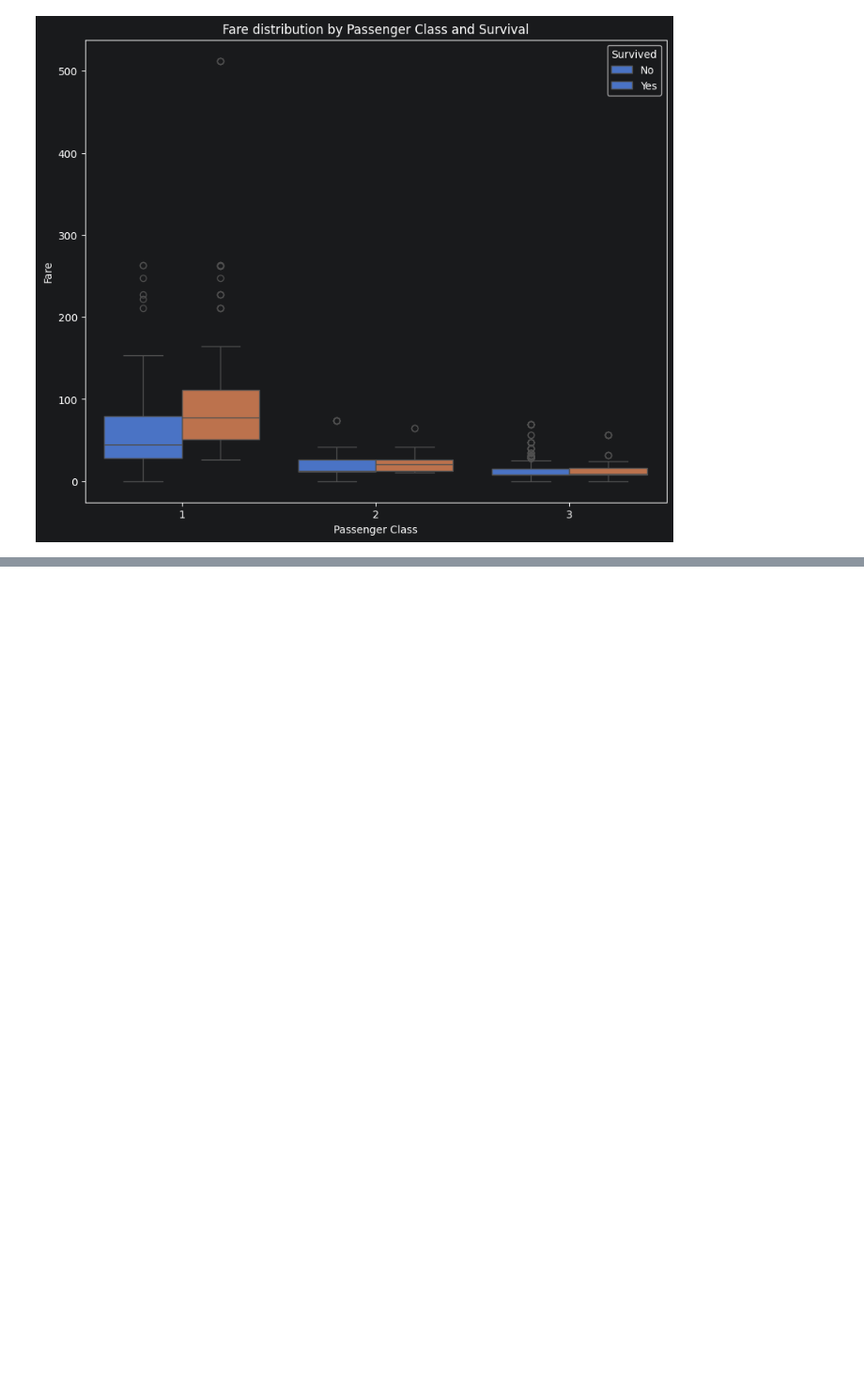
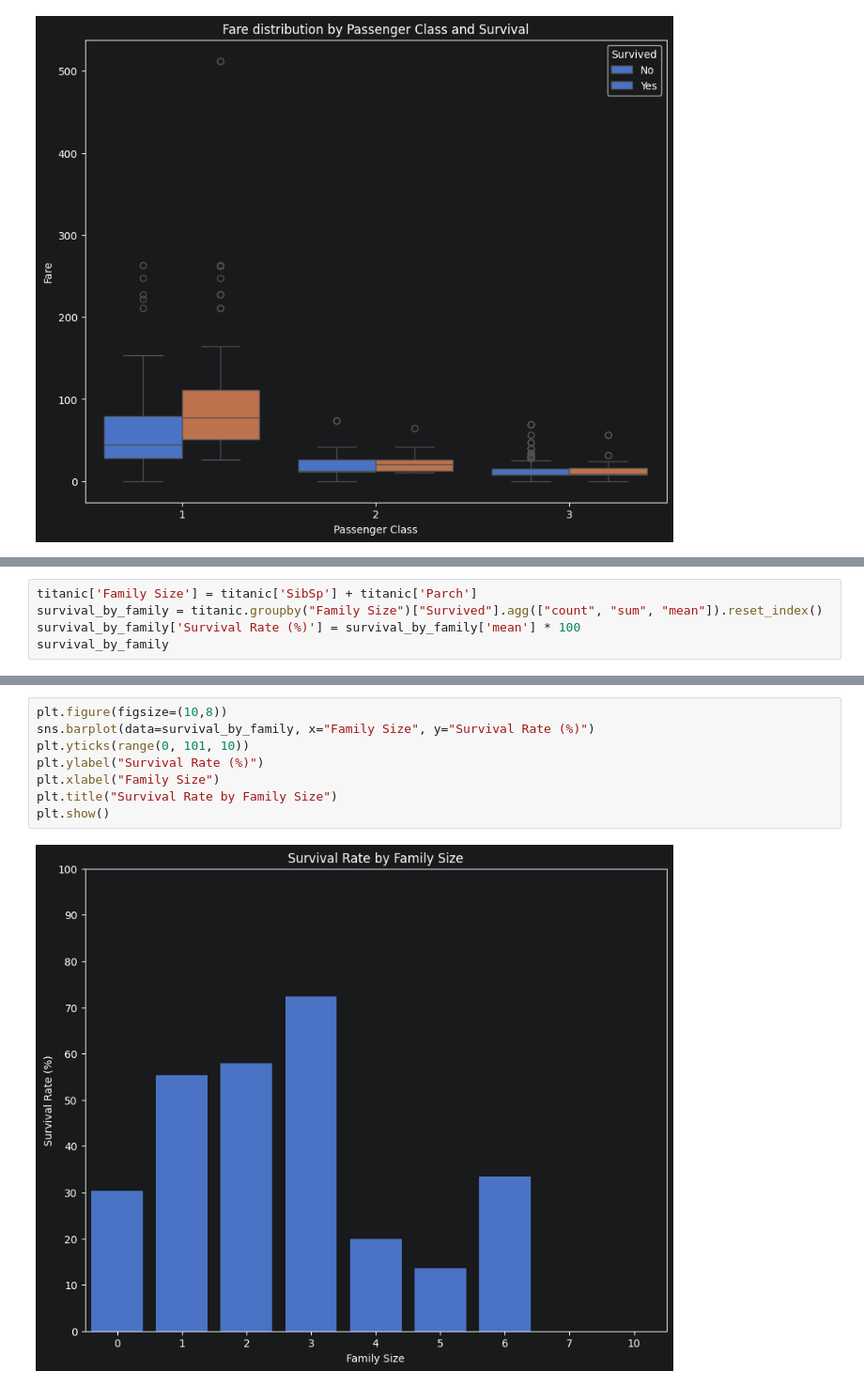
Before and after one commit to MuS0rKa/Analysis-Titanic-Dataset, a Jupyter notebook: Titanic_dataset_analysis/titanic.ipynb, the cells around one changed output, grey strips where cells are left out. Shown at 94% size. Cells and saved outputs as stored; diff of their text form; blank space fills up the shorter version.

Commit message:
add: The analysis of the survival rate by the family size

```diff
--- a/Titanic_dataset_analysis/titanic.ipynb
+++ b/Titanic_dataset_analysis/titanic.ipynb
@@ -373,0 +388,5 @@ plt.show()
+# %%
+titanic['Family Size'] = titanic['SibSp'] + titanic['Parch']
+survival_by_family = titanic.groupby("Family Size")["Survived"].agg(["count", "sum", "mean"]).reset_index()
+survival_by_family['Survival Rate (%)'] = survival_by_family['mean'] * 100
+survival_by_family
@@ -373,0 +404,10 @@ plt.show()
+# %%
+plt.figure(figsize=(10,8))
+sns.barplot(data=survival_by_family, x="Family Size", y="Survival Rate (%)")
+plt.yticks(range(0, 101, 10))
+plt.ylabel("Survival Rate (%)")
+plt.xlabel("Family Size")
+plt.title("Survival Rate by Family Size")
+plt.show()
+# %% [output]
+[figure, added]
```
Also changed, not shown: parts of 3 cells of this notebook.
